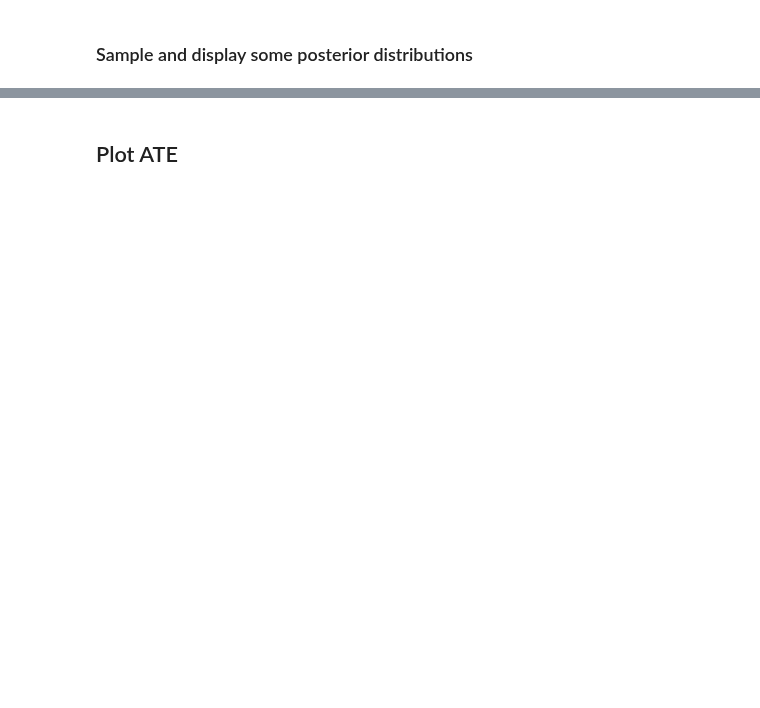
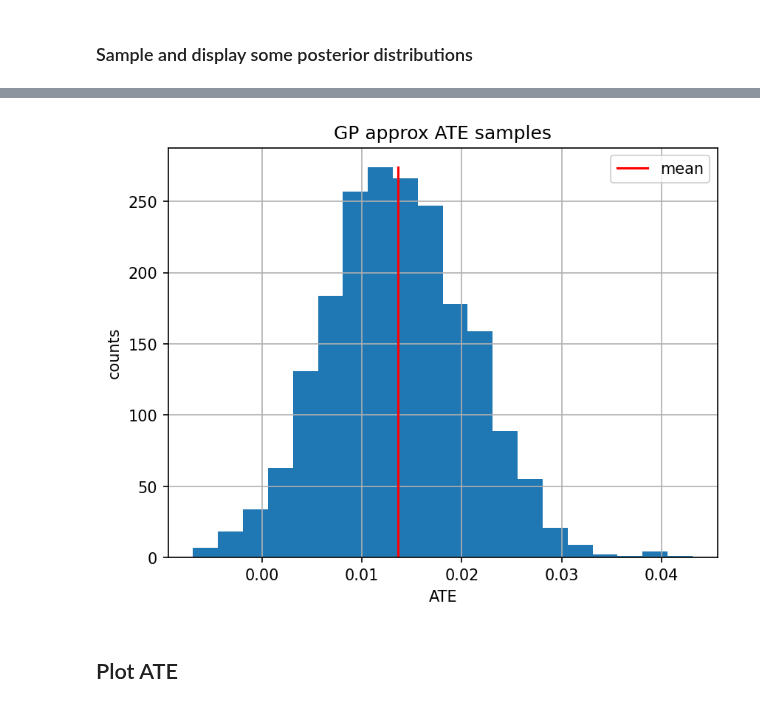
Before and after one commit to gradientinstitute/return2edu-paper, a Jupyter notebook: selfemp-bayesian.ipynb, the cells around one changed output, grey strips where cells are left out. Cells and saved outputs as stored; diff of their text form; code cells hidden in the pictures; blank space fills up the shorter version.

```diff
--- a/selfemp-bayesian.ipynb
+++ b/selfemp-bayesian.ipynb
@@ -471,3 +550,15 @@ plt.show()
+# %%
+plt.figure(dpi=150)
+cnt, *_ = plt.hist(ate_gp_samples, bins=20)
+plt.plot([ate_gp, ate_gp], [0, max(cnt)], 'r', label="mean")
+plt.title("GP approx ATE samples")
+plt.xlabel("ATE")
+plt.ylabel("counts")
+plt.grid()
+plt.legend()
+plt.show()
+# %% [output]
+[figure, added]
 # %% [markdown]
 ## Plot ATE
 # %%
```
Also changed, not shown: parts of 14 cells of this notebook.
